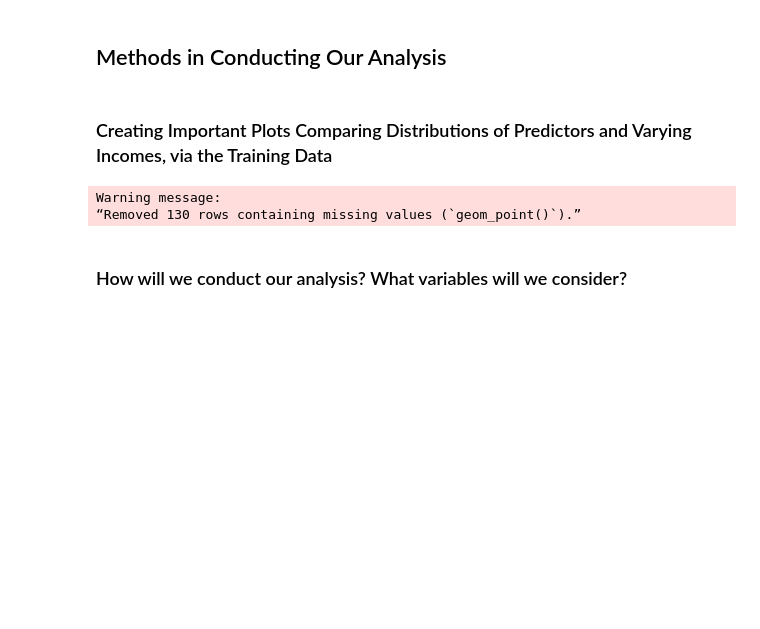
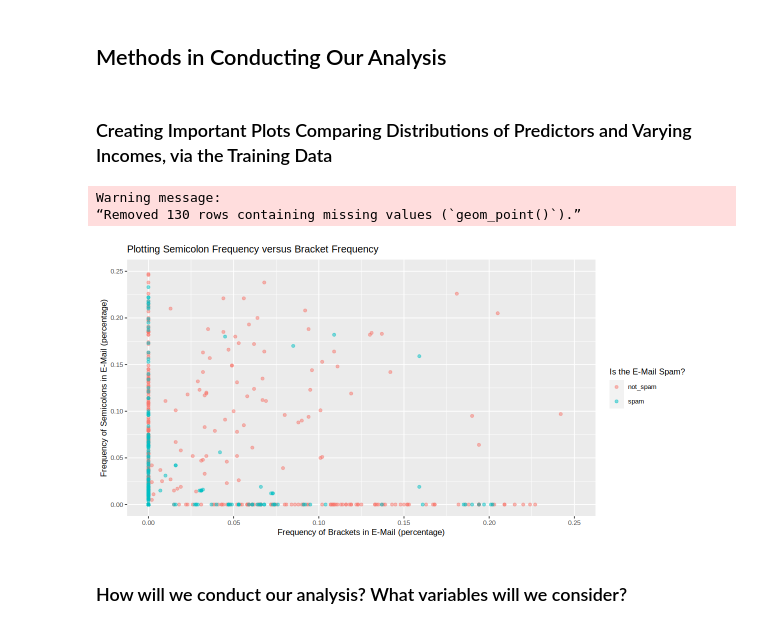
Before and after one commit to aadikanwar/DSCI100_group_project, a Jupyter notebook: group_project_report.ipynb, the cells around one changed output. Drawn from its saved outputs; the diff is of its cells as text; code cells hidden in the pictures; blank space fills up the shorter version.

Commit message:
trying to show plot again

```diff
--- a/group_project_report.ipynb
+++ b/group_project_report.ipynb
@@ -303,26 +303,27 @@ A tibble: 1 × 1
 # %%
 library(repr) # for setting the height and width of the plots
 
-options(repr.plot.width = 8, repr.plot.height = 8)
+options(repr.plot.width = 10, repr.plot.height = 5)
 
 spam_plot1 <- spam_training |>
     ggplot(aes(x = char_freq_brack, y = char_freq_semicolon, colour = spam_or_not_spam)) +
     geom_point(alpha = 0.5) +
     labs(x = "Frequency of Brackets in E-Mail (percentage)", y = "Frequency of Semicolons in E-Mail (percentage)", colour = "Is the E-Mail Spam?") +
     xlim(c(0, 0.25)) +
     ylim(c(0, 0.25)) +
-    theme(text = element_text(size = 8)) +
+    theme(text = element_text(size = 10)) +
     ggtitle("Plotting Semicolon Frequency versus Bracket Frequency")
 
 spam_plot1
 ## OTHER GRAPHS CAN BE PLOTTED AS SUCH, BUT FOR SIMPLICITY, JUST THIS GRAPH IS PLOTTED FOR THE PROPOSAL
 
 ## The graphs tells us the relationship between two of the predictor variables, and is coloured by class of spam or not spam
 ## the importance of this graph lies in the fact that as the frequency of brackets and semicolons goes up, it is more likely for the e-mail to be spam
 ## this can lead to interesting conclusions as one may suspect the opposite case (excsessive brackets and semicolons leading to spam e-mail)
 # %% [output]
 Warning message:
 “Removed 130 rows containing missing values (`geom_point()`).”
+[figure, added]
 # %% [markdown]
 ### How will we conduct our analysis? What variables will we consider?
 # %% [markdown]
```
